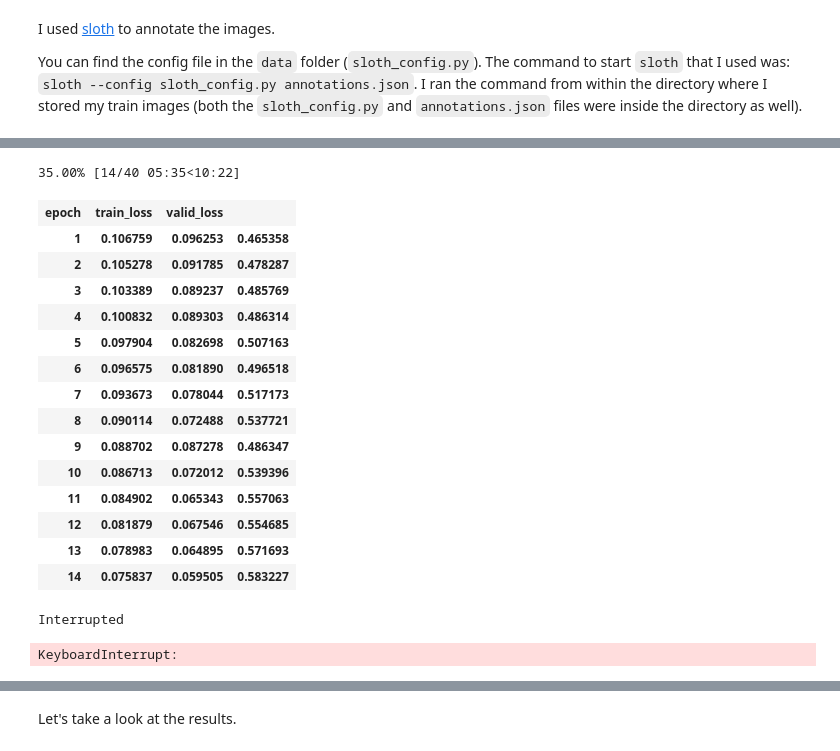
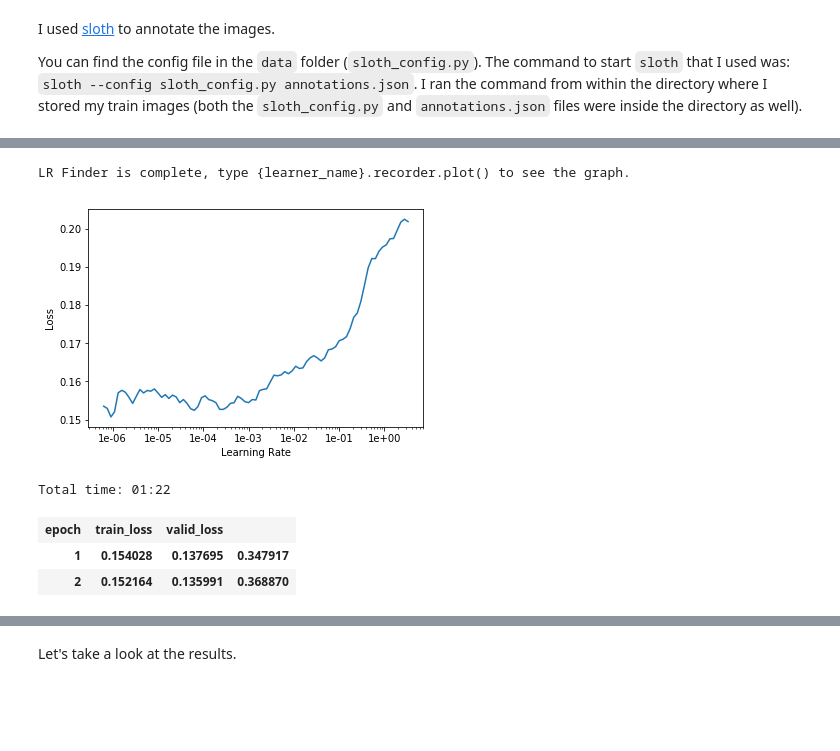
Before and after one commit to takotab/furry-geras, a Jupyter notebook: human_detection.ipynb, the cells around one changed output, grey strips where cells are left out. Saved outputs shown, nothing was run; the diff lists cells and outputs as text; code cells hidden in the pictures; blank space fills up the shorter version.

```diff
--- a/human_detection.ipynb
+++ b/human_detection.ipynb
@@ -137,21 +129,0 @@ lrs = [max_lr/100, max_lr/10, max_lr]
-# %%
-learn.fit_one_cycle(40, lrs, div_factor=20)
-# %% [output]
-35.00% [14/40 05:35<10:22]
-| epoch | train_loss | valid_loss |  |
-| 1 | 0.106759 | 0.096253 | 0.465358 |
-| 2 | 0.105278 | 0.091785 | 0.478287 |
-| 3 | 0.103389 | 0.089237 | 0.485769 |
-| 4 | 0.100832 | 0.089303 | 0.486314 |
-| 5 | 0.097904 | 0.082698 | 0.507163 |
-| 6 | 0.096575 | 0.081890 | 0.496518 |
-| 7 | 0.093673 | 0.078044 | 0.517173 |
-| 8 | 0.090114 | 0.072488 | 0.537721 |
-| 9 | 0.088702 | 0.087278 | 0.486347 |
-| 10 | 0.086713 | 0.072012 | 0.539396 |
-| 11 | 0.084902 | 0.065343 | 0.557063 |
-| 12 | 0.081879 | 0.067546 | 0.554685 |
-| 13 | 0.078983 | 0.064895 | 0.571693 |
-| 14 | 0.075837 | 0.059505 | 0.583227 |
-Interrupted
-KeyboardInterrupt:
@@ -158,3 +132,16 @@ KeyboardInterrupt:
+# %%
+learn.lr_find()
+learn.recorder.plot()
+# %% [output]
+LR Finder is complete, type {learner_name}.recorder.plot() to see the graph.
+[figure, added]
+# %%
+learn.fit_one_cycle(2,8e-5)
+# %% [output]
+Total time: 01:22
+| epoch | train_loss | valid_loss |  |
+| 1 | 0.154028 | 0.137695 | 0.347917 |
+| 2 | 0.152164 | 0.135991 | 0.368870 |
 # %%
 learn.recorder.plot_losses()
 # %% [output]
```
Also changed, not shown: parts of 21 cells of this notebook, 2 other files.
